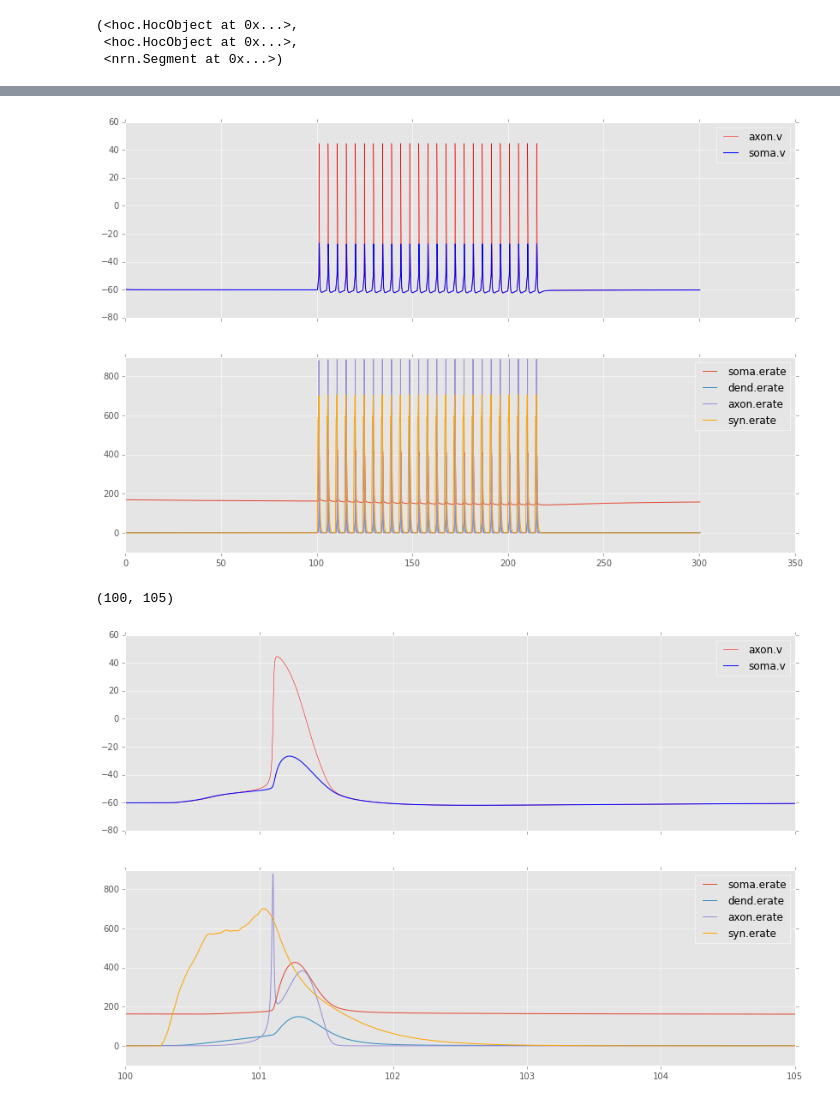
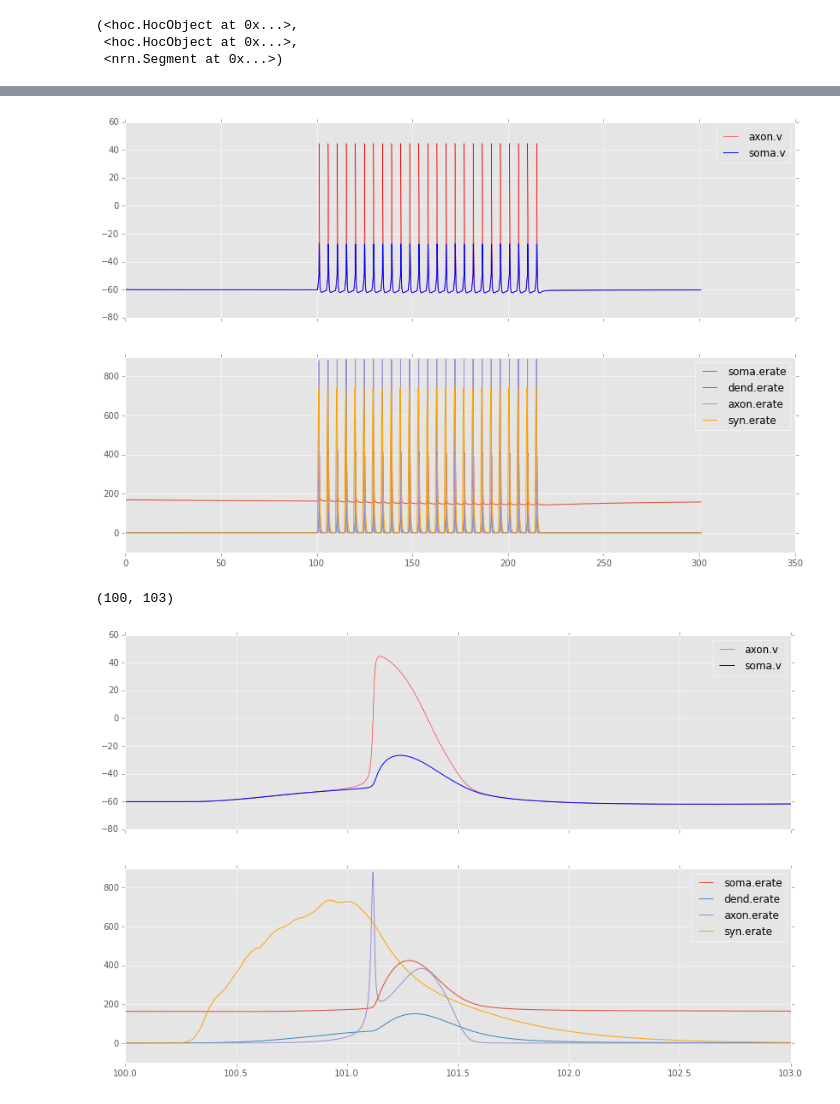
Before and after one commit to abrazhe/OC2, a Jupyter notebook: Spencer-energy.ipynb, the cells around one changed output, grey strips where cells are left out. Saved outputs shown, nothing was run; the diff lists cells and outputs as text; code cells hidden in the pictures.

Commit message:
added plot and fixed time estimate

```diff
--- a/Spencer-energy.ipynb
+++ b/Spencer-energy.ipynb
@@ -261,6 +261,5 @@ def plot_traj(traj):
     axs[1].plot(traj['t'], traj['syn.erate'], '-', color='orange', label='syn.erate')
     axs[1].legend()
 # %%
-%time
-data = go()
+%time data = go()
 # %% [output]
@@ -269,10 +268,10 @@ Wall time: 5.01 µs
 # %%
 plot_traj(data)
 # %% [output]
-[figure, old version]
+[figure, new version]
 # %%
 plot_traj(data)
-xlim(100, 105)
+xlim(100, 103)
 # %% [output]
-(100, 105)
+(100, 103)
-[figure, old version]
+[figure, new version]
```
Also changed, not shown: parts of 2 cells of this notebook.
